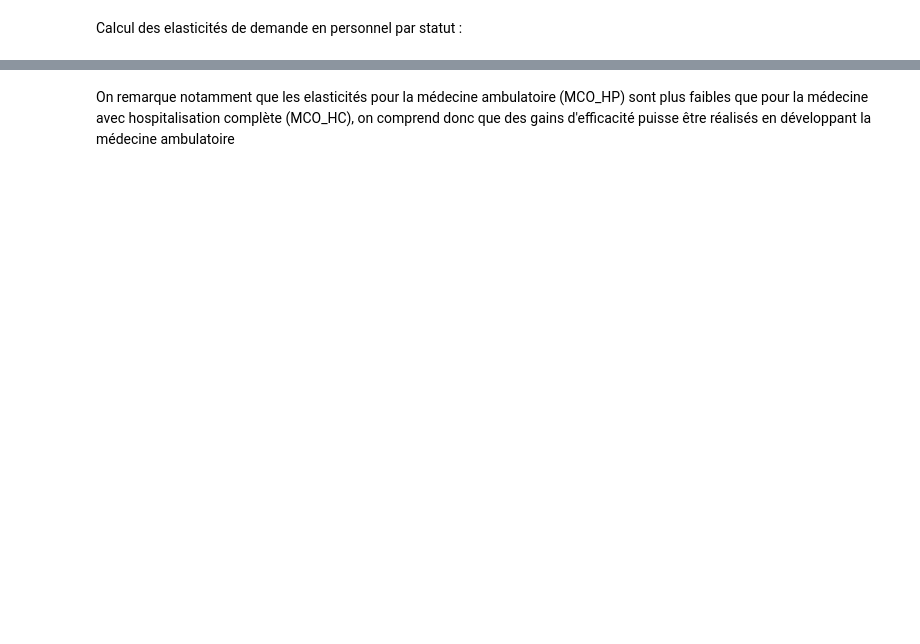
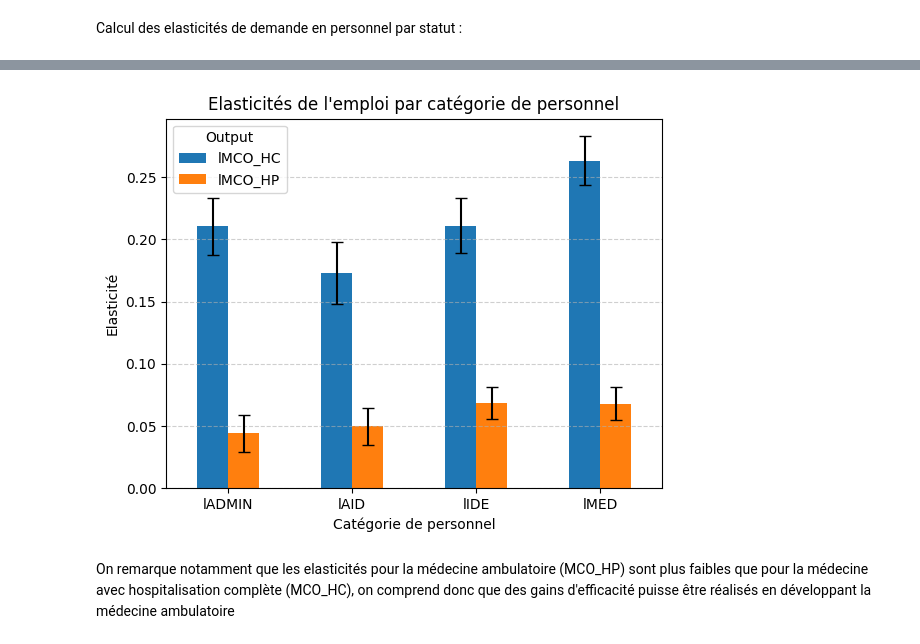
Before and after one commit to Alexandre484/StatApp, a Jupyter notebook: demande_conditionnelle.ipynb, the cells around one changed output, grey strips where cells are left out. Saved outputs shown, nothing was run; the diff lists cells and outputs as text; code cells hidden in the pictures; blank space fills up the shorter version.

```diff
--- a/demande_conditionnelle.ipynb
+++ b/demande_conditionnelle.ipynb
@@ -1123,10 +1123,21 @@ for inp,df in elasticites.items():
 
     diff_eff[inp] = df.subtract(df["PHP"],axis=0)
 # %%
-elasticites["lMED"].plot(kind="bar", figsize=(10,6))
+personnels = ["lMED","lIDE","lAID","lADMIN"]
+outputs_MCO = ["lMCO_HC","lMCO_HP"]
 
-plt.ylabel("Elasticité emploi médecins")
-plt.title("Elasticité de la demande de médecins par activité et statut")
-plt.grid(axis="y", linestyle="--", alpha=0.4)
+rows = []
 
-plt.show()
+for p in personnels:
+    res = result_instr[p]
+
+    for out in outputs_MCO:
+        rows.append({
+            "Personnel": p,
+            "Output": out,
+            "Coefficient": res.params[out],
+            "Std_Error": res.std_errors[out],
+            "p_value": res.pvalues[out]
+        })
+
+table_elasticites = pd.DataFrame(rows)
@@ -1135,2 +1156,22 @@ plt.show()
+# %%
+coef = table_elasticites.pivot(index="Personnel",columns="Output",values="Coefficient")
+se = table_elasticites.pivot(index="Personnel",columns="Output",values="Std_Error")
+
+ax = coef.plot(
+    kind="bar",
+    yerr=se,
+    capsize=4
+)
+
+plt.title("Elasticités de l'emploi par catégorie de personnel")
+plt.ylabel("Elasticité")
+plt.xlabel("Catégorie de personnel")
+plt.xticks(rotation=0)
+
+plt.grid(axis="y", linestyle="--", alpha=0.6)
+
+plt.show()
+# %% [output]
+[figure, added]
 # %% [markdown]
 On remarque notamment que les elasticités pour la médecine ambulatoire (MCO_HP) sont plus faibles que pour la médecine avec hospitalisation complète (MCO_HC), on comprend donc que des gains d'efficacité puisse être réalisés en développant la médecine ambulatoire
```
Also changed, not shown: parts of 22 cells of this notebook, 1 other file.
